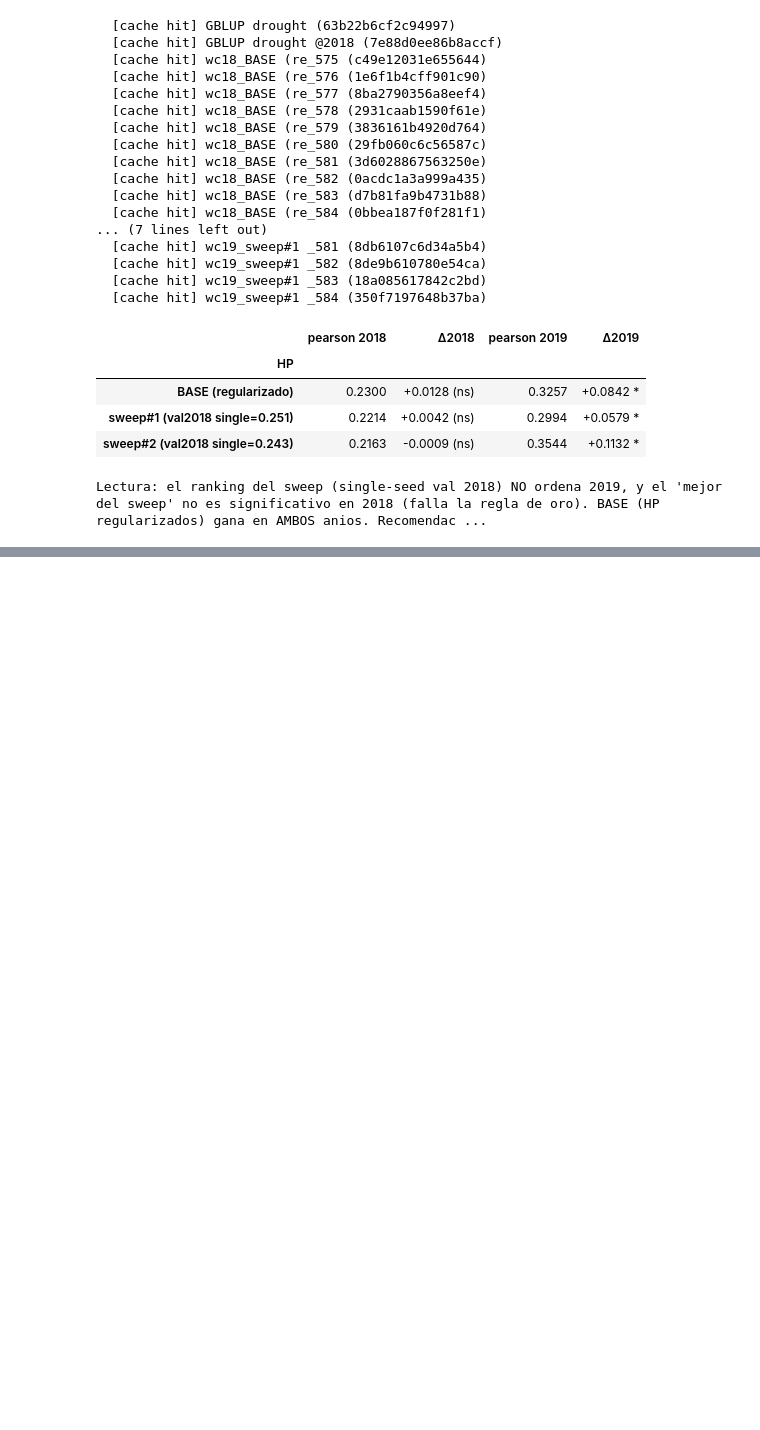
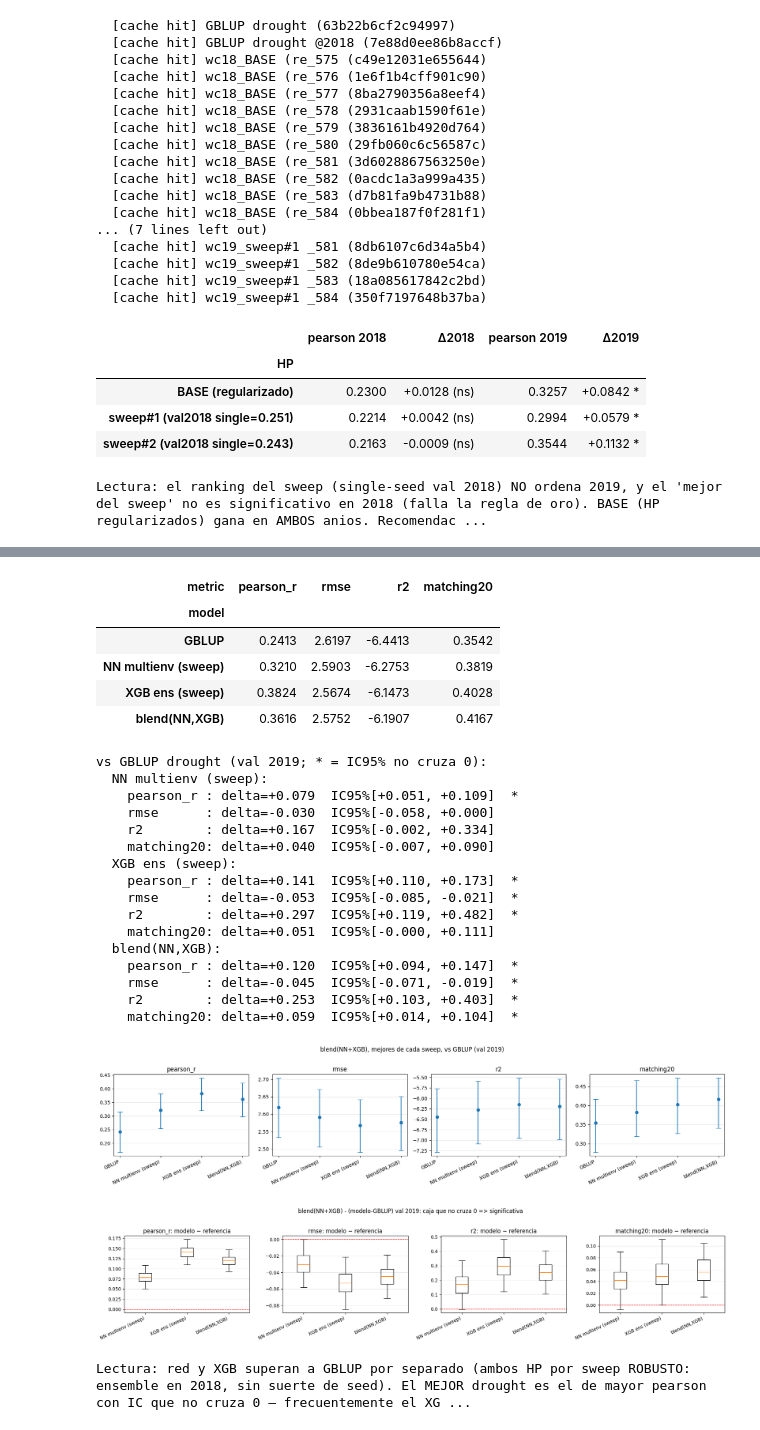
Before and after one commit to octavioromagnoli/maze-genomic-pred, a Jupyter notebook: notebooks/comparar_modelos_ci.ipynb, the cells around one changed output, grey strips where cells are left out. Saved outputs shown, nothing was run; the diff lists cells and outputs as text; code cells hidden in the pictures; blank space fills up the shorter version.

Commit message:
sweeps_2017_2018_to_2019

```diff
--- a/notebooks/comparar_modelos_ci.ipynb
+++ b/notebooks/comparar_modelos_ci.ipynb
@@ -1901,0 +1926,55 @@ print("\nSi es significativo: este es el modelo elegido HONESTAMENTE (HP por el
+# %%
+# === A5 (multienv): MEJOR drought = blend(ensemble-sweep NN + ensemble-sweep XGB), val 2019 ===
+# Requiere "Fase A · setup". Toma el MEJOR HP de CADA sweep ROBUSTO (cada uno selecciono por el
+# pearson del ENSEMBLE en val 2018, no de una seed -> sin winner's curse): NN=lm1xmrif, XGB=ha02jjl8.
+# Reentrena AMBOS como ENSEMBLE de N_FINAL=20 seeds en 2017+2018 -> val 2019 y compara los cuatro
+# (GBLUP, red, XGB, blend 0.5/0.5 z-scoreado). OJO: con el filtro MAF el XGB-ensemble es MUY fuerte
+# en drought (puede ser el MEJOR solo); el blend equitativo lo ayuda solo si la red y el XGB estan
+# parejos. El IC pareado decide cual gana. CORRER CUANDO LOS SWEEPS TERMINEN. [PESADA: NN 20 + XGB 20.]
+from src.eval.nb_eval import make_multitask_evaluator
+from src.training.sweep import best_run_from_sweep
+
+NN_SWEEP  = "oromagnoli-/maze-genomic-pred/lm1xmrif"   # ensemble-sweep de la red multienv
+XGB_SWEEP = "oromagnoli-/maze-genomic-pred/dmv1daqb"   # ensemble-sweep de XGB (drought)
+NN_BASE   = "configs/exp_mlp_multienv_ens_GY_2017_to_2018.yaml"
+XGB_BASE  = "configs/exp_xgb_ens_drought_2017_to_2018.yaml"
+GBLUP_DROUGHT = "configs/exp_gblup_2017_2018_to_2019_drought.yaml"
+N_FINAL = 20                                            # ensemble grande para el reporte
+
+eval_multitask = make_multitask_evaluator(METRICS, n_boot=N_BOOT, alpha=ALPHA, use_cache=USE_CACHE)
+
+# NN: mejor del ensemble-sweep, ENSEMBLE de 20 seeds -> cabeza GY_drought (cache hit si ya corriste
+# la celda del ensemble-sweep con N_FINAL=20).
+nn_ov, nn_val, nn_rid = best_run_from_sweep(NN_SWEEP)
+res = eval_multitask("ensemble-sweep n20 @2019", report_config(NN_BASE, {**nn_ov, "model.params.n_models": N_FINAL}))
+nn = [p for p in res["predictions"] if p["trait"] == "GY_drought" and p["role"] == "scoring"][-1]
+
+# XGB: mejor del ensemble-sweep, ENSEMBLE de 20 seeds (single-task GY drought, reentrenado 2017+2018).
+xgb_ov, xgb_val, xgb_rid = best_run_from_sweep(XGB_SWEEP)
+print(f"NN  sweep best pearson(ens, val2018)={nn_val:.4f} ({nn_rid})")
+print(f"XGB sweep best pearson(ens, val2018)={xgb_val:.4f} ({xgb_rid})")
+eval_with_preds("XGB ens-sweep n20 @2019", report_config(XGB_BASE, {**xgb_ov, "model.params.n_models": N_FINAL}))
+xgbp = PREDS_BY_MODEL["XGB ens-sweep n20 @2019"]
+
+eval_with_preds("GBLUP drought", GBLUP_DROUGHT)
+ln, yt, yh = align_by_line(PREDS_BY_MODEL["GBLUP drought"], nn, xgbp)
+gz, nn_vec, xgb_vec = yh[0], yh[1], yh[2]
+blend = average_predictions([nn_vec, xgb_vec], standardize=True)   # 0.5 NN + 0.5 XGB (z-scoreados)
+xb_preds = {"GBLUP": gz, "NN multienv (sweep)": nn_vec, "XGB ens (sweep)": xgb_vec, "blend(NN,XGB)": blend}
+xb_rows, xb_samples = bootstrap_table(yt, xb_preds, ENS_METRICS, group=ln,
+                                      n_boot=N_BOOT, alpha=ALPHA, seed=575, standardize=True)
+print("\nDrought, val 2019 (NN y XGB = mejores de cada ensemble-sweep, 20 seeds c/u; y su blend):")
+display(pd.DataFrame(xb_rows).pivot(index="model", columns="metric", values="point")[list(METRICS)].round(4))
+print_paired(paired_diff_summary(xb_samples, "GBLUP", METRICS, alpha=ALPHA),
+             title="\nvs GBLUP drought (val 2019; * = IC95% no cruza 0):")
+save_show(plot_ci(pd.DataFrame(xb_rows), title="blend(NN+XGB), mejores de cada sweep, vs GBLUP (val 2019)"),
+          "a5_xgbblend_ci.png")
+save_show(plot_paired_diff(xb_samples, ref="GBLUP", metrics=METRICS,
+                           title="blend(NN+XGB) - (modelo-GBLUP) val 2019: caja que no cruza 0 => significativa"),
+          "a5_xgbblend_paired.png")
+print("\nLectura: red y XGB superan a GBLUP por separado (ambos HP por sweep ROBUSTO: ensemble en "
+      "2018, sin suerte de seed). El MEJOR drought es el de mayor pearson con IC que no cruza 0 — "
+      "frecuentemente el XGB-ensemble (arboles + MAF) solo; el blend 0.5/0.5 ayuda solo si red~XGB. "
+      "Si queres el blend OPTIMO, elegi alpha en 2018 (no incluido aca por costo). Para 2020: "
+      "reentrenar el/los ganador(es) en TODO dev con estos HP (1 sola mirada al holdout).")
+# %% [output]
@@ -1901,0 +1988,25 @@ print("\nSi es significativo: este es el modelo elegido HONESTAMENTE (HP por el
+| metric | pearson_r | rmse | r2 | matching20 |
+| model |  |  |  |  |
+| GBLUP | 0.2413 | 2.6197 | -6.4413 | 0.3542 |
+| NN multienv (sweep) | 0.3210 | 2.5903 | -6.2753 | 0.3819 |
+| XGB ens (sweep) | 0.3824 | 2.5674 | -6.1473 | 0.4028 |
+| blend(NN,XGB) | 0.3616 | 2.5752 | -6.1907 | 0.4167 |
+vs GBLUP drought (val 2019; * = IC95% no cruza 0):
+  NN multienv (sweep):
+    pearson_r : delta=+0.079  IC95%[+0.051, +0.109]  *
+    rmse      : delta=-0.030  IC95%[-0.058, +0.000]
+    r2        : delta=+0.167  IC95%[-0.002, +0.334]
+    matching20: delta=+0.040  IC95%[-0.007, +0.090]
+  XGB ens (sweep):
+    pearson_r : delta=+0.141  IC95%[+0.110, +0.173]  *
+    rmse      : delta=-0.053  IC95%[-0.085, -0.021]  *
+    r2        : delta=+0.297  IC95%[+0.119, +0.482]  *
+    matching20: delta=+0.051  IC95%[-0.000, +0.111]
+  blend(NN,XGB):
+    pearson_r : delta=+0.120  IC95%[+0.094, +0.147]  *
+    rmse      : delta=-0.045  IC95%[-0.071, -0.019]  *
+    r2        : delta=+0.253  IC95%[+0.103, +0.403]  *
+    matching20: delta=+0.059  IC95%[+0.014, +0.104]  *
+[figure, added]
+[figure, added]
+Lectura: red y XGB superan a GBLUP por separado (ambos HP por sweep ROBUSTO: ensemble en 2018, sin suerte de seed). El MEJOR drought es el de mayor pearson con IC que no cruza 0 — frecuentemente el XG ...
```
Also changed, not shown: parts of 6 cells of this notebook, 10 other files.
